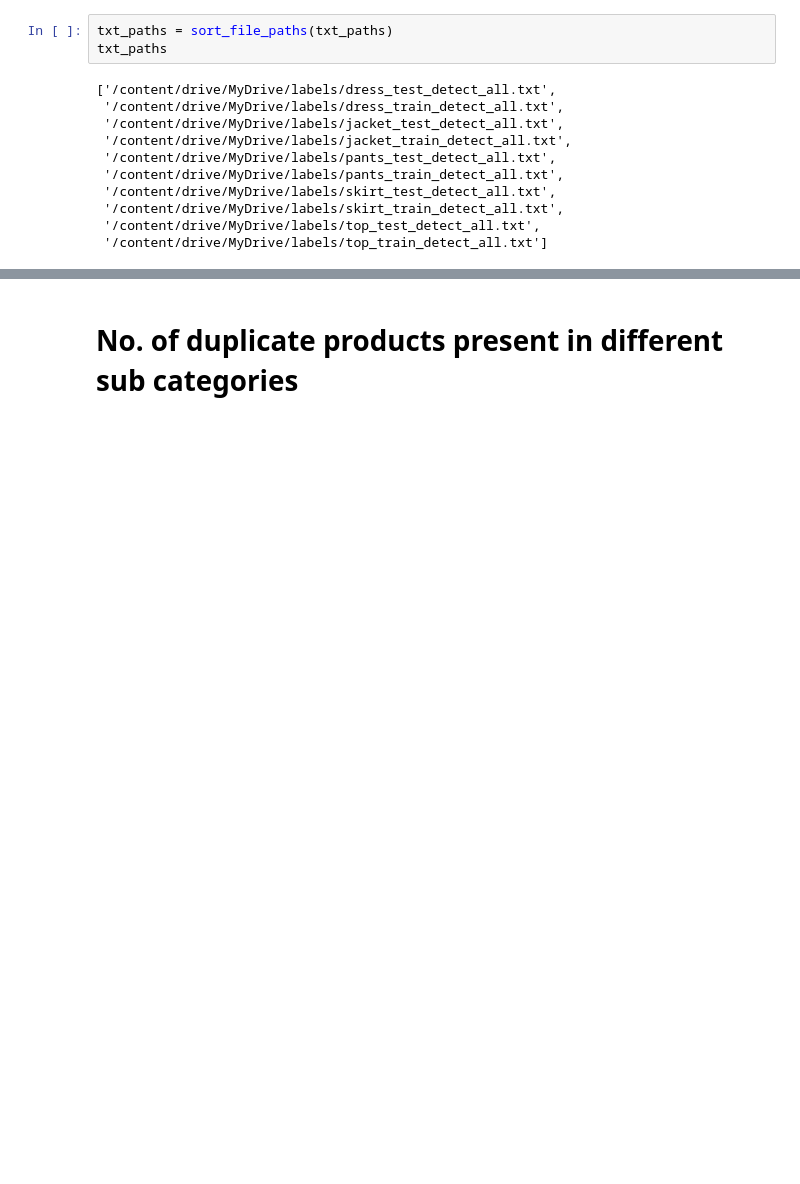
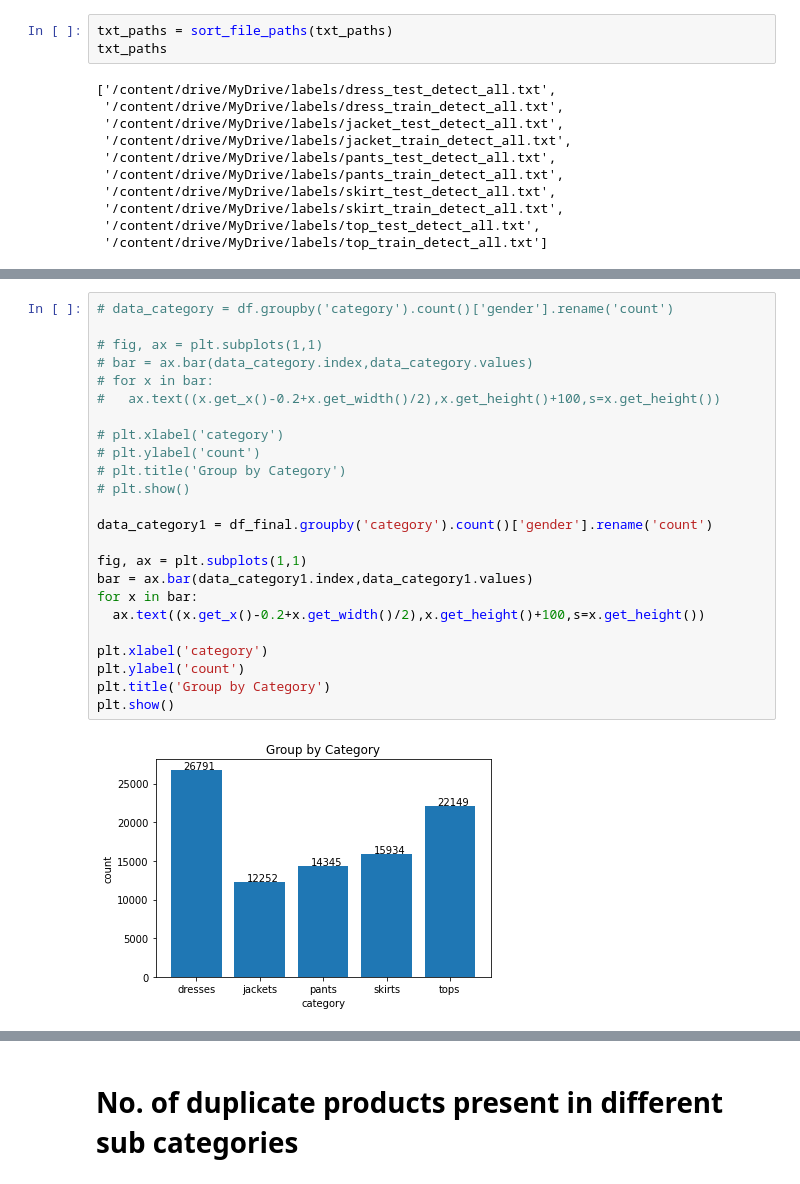
Before and after one commit to abhilash-j2/FashionStoreFront, a Jupyter notebook: notebooks/Data_analysis_fashionstore.ipynb, the cells around one changed output, grey strips where cells are left out. Drawn from its saved outputs; the diff is of its cells as text; blank space fills up the shorter version.

```diff
--- a/notebooks/Data_analysis_fashionstore.ipynb
+++ b/notebooks/Data_analysis_fashionstore.ipynb
@@ -206,0 +301,26 @@ result =group[group['product-number'].duplicated()]
+# %%
+# data_category = df.groupby('category').count()['gender'].rename('count')
+
+# fig, ax = plt.subplots(1,1)
+# bar = ax.bar(data_category.index,data_category.values)
+# for x in bar:
+#   ax.text((x.get_x()-0.2+x.get_width()/2),x.get_height()+100,s=x.get_height())
+
+# plt.xlabel('category')
+# plt.ylabel('count')
+# plt.title('Group by Category')
+# plt.show()
+
+data_category1 = df_final.groupby('category').count()['gender'].rename('count')
+
+fig, ax = plt.subplots(1,1)
+bar = ax.bar(data_category1.index,data_category1.values)
+for x in bar:
+  ax.text((x.get_x()-0.2+x.get_width()/2),x.get_height()+100,s=x.get_height())
+
+plt.xlabel('category')
+plt.ylabel('count')
+plt.title('Group by Category')
+plt.show()
+# %% [output]
+[figure, added]
```
Also changed, not shown: parts of 45 cells of this notebook.
